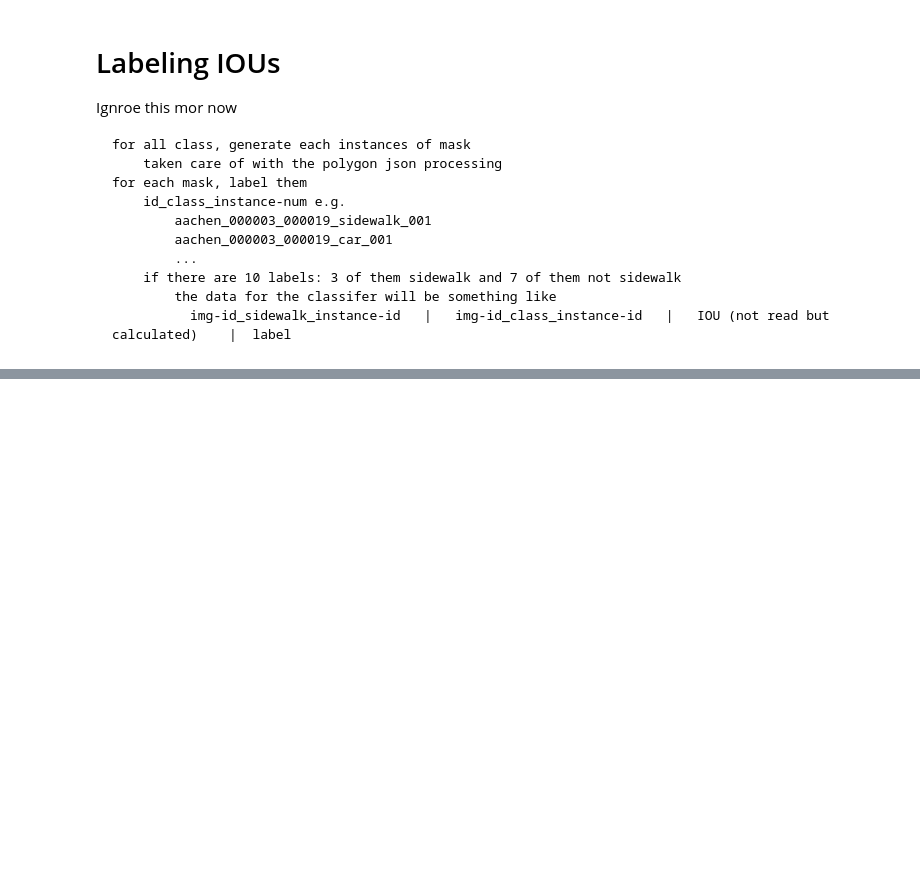
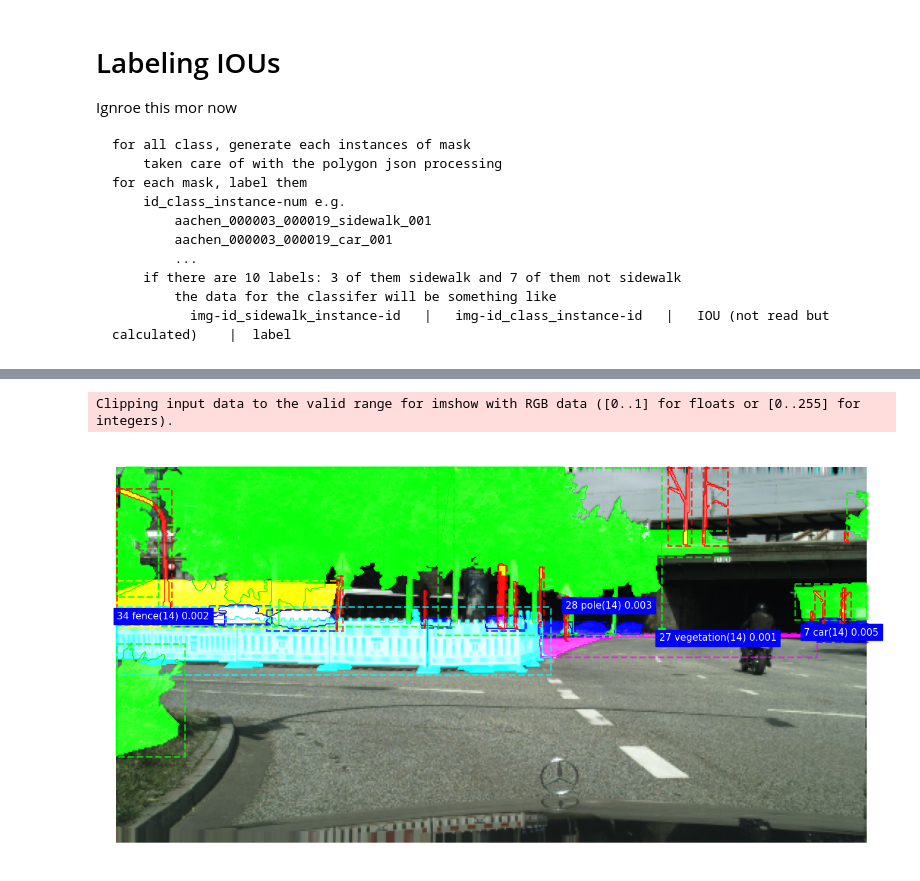
Before and after one commit to DataScienceAndEngineering/deep-learning-final-project-project-sidewalk, a Jupyter notebook: notebooks/explorations/image_sampling.ipynb, the cells around one changed output, grey strips where cells are left out. Cells and saved outputs as stored; diff of their text form; code cells hidden in the pictures; blank space fills up the shorter version.

Commit message:
helper functions to load images, masks, and ious

```diff
--- a/notebooks/explorations/image_sampling.ipynb
+++ b/notebooks/explorations/image_sampling.ipynb
@@ -130,0 +175,28 @@ img-id_sidewalk_instance-id   |   img-id_class_instance-id   |   IOU (not read b
+# %%
+img_iou = {}
+
+# for each img
+    # get the mask
+    # get the label
+    # read the img and resize (optional)
+    # extract the bounding box (optional don't need for iou)
+    # calculate ious
+        # objects[i] = iou for all ious
+
+for i in range(len(rand_num)):
+    _id = rand_num[i]
+    id  = sample_ids[_id]
+
+    masks = data_mask[id]
+    labels = sample_labels[_id]
+
+    names = [labels_dict[y] for y in labels]
+
+    ious = hp.generate_ious(labels, masks)
+    img_iou[id] = ious
+        # print(k,v[1])
+        # name = labels_dict[labels[k]]
+        # if name not in objects:
+        #     objects[name] = []
+
+        # objects[name].append(v[1])
@@ -130,0 +223,20 @@ img-id_sidewalk_instance-id   |   img-id_class_instance-id   |   IOU (not read b
+# %%
+id = 'hamburg_000000_006192'
+idx = sample_ids.index(id)
+labels = sample_labels[idx]
+masks = data_mask[id]
+
+img = plt.imread(PROCESSED_DATA+f'/images/{id}.png')
+img = st.resize(img, dim, 0, anti_aliasing=False)
+
+captions = hp.generate_captions_obstructed(labels, img_iou[id])
+
+visualize.display_instances(img,
+                            utils.extract_bboxes(masks),
+                            masks,
+                            labels,
+                            labels_dict,
+                             captions=captions )
+# %% [output]
+Clipping input data to the valid range for imshow with RGB data ([0..1] for floats or [0..255] for integers).
+[figure, added]
```
Also changed, not shown: parts of 12 cells of this notebook, 1 other file.
